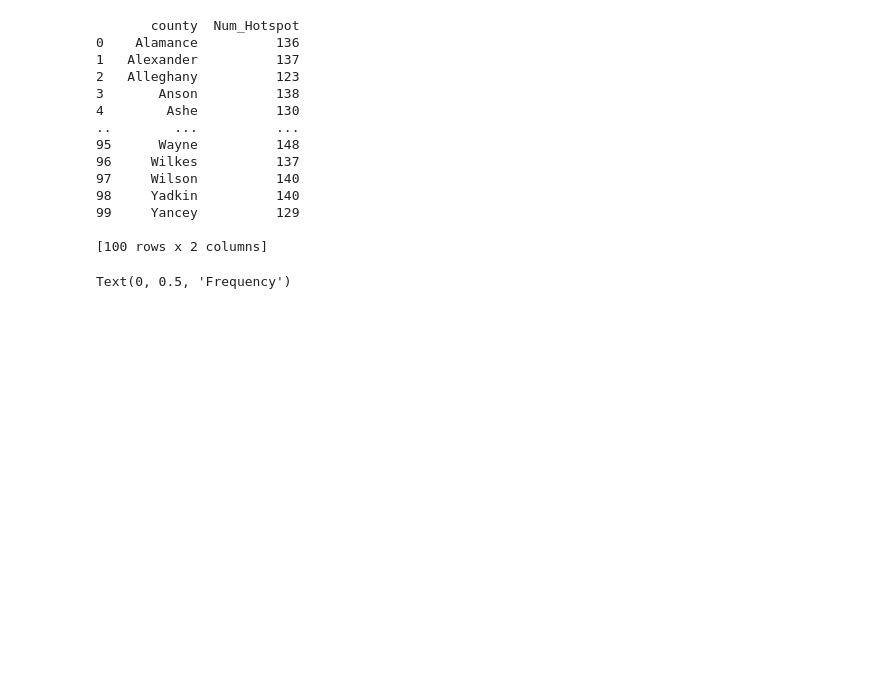
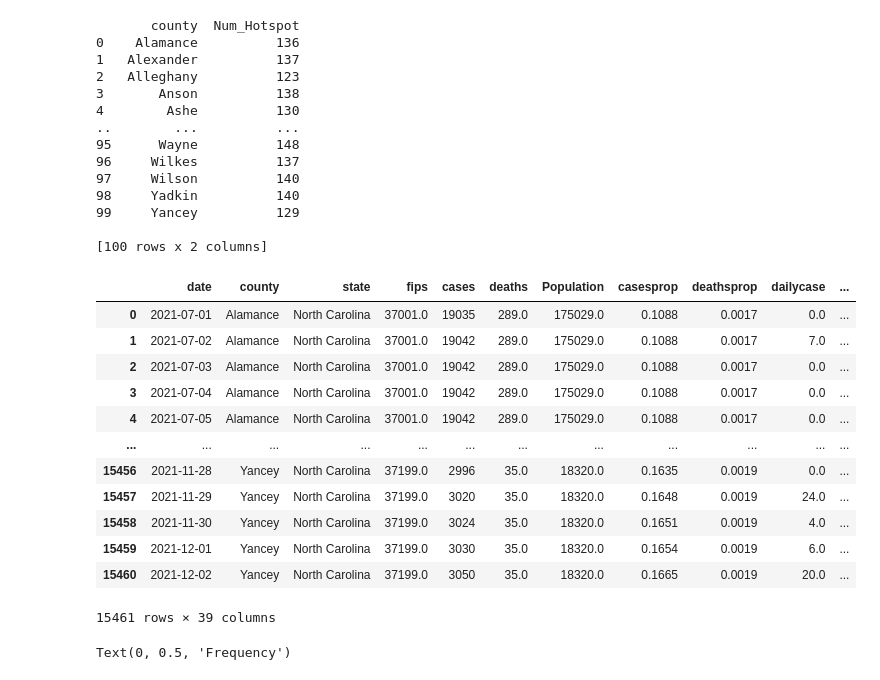
Before and after one commit to ecthompsoncodes/FDS-Epi-Project, a Jupyter notebook: Data for Analysis.ipynb, the cells around one changed output. Cells and saved outputs as stored; diff of their text form; code cells hidden in the pictures; blank space fills up the shorter version.

```diff
--- a/Data for Analysis.ipynb
+++ b/Data for Analysis.ipynb
@@ -45,6 +222,27 @@ print(data_grouped)
 99     Yancey          129
 
 [100 rows x 2 columns]
+# %%
+# Date range
+start_date = '2021-07-01'
+end_date = '2021-12-02'
+
+data = data[(data['date'] >= start_date) & (data['date'] <= end_date)]
+data
+# %% [output]
+|  | date | county | state | fips | cases | deaths | Population | casesprop | deathsprop | dailycase | ... |
+| 0 | 2021-07-01 | Alamance | North Carolina | 37001.0 | 19035 | 289.0 | 175029.0 | 0.1088 | 0.0017 | 0.0 | ... |
+| 1 | 2021-07-02 | Alamance | North Carolina | 37001.0 | 19042 | 289.0 | 175029.0 | 0.1088 | 0.0017 | 7.0 | ... |
+| 2 | 2021-07-03 | Alamance | North Carolina | 37001.0 | 19042 | 289.0 | 175029.0 | 0.1088 | 0.0017 | 0.0 | ... |
+| 3 | 2021-07-04 | Alamance | North Carolina | 37001.0 | 19042 | 289.0 | 175029.0 | 0.1088 | 0.0017 | 0.0 | ... |
+| 4 | 2021-07-05 | Alamance | North Carolina | 37001.0 | 19042 | 289.0 | 175029.0 | 0.1088 | 0.0017 | 0.0 | ... |
+| ... | ... | ... | ... | ... | ... | ... | ... | ... | ... | ... | ... |
+| 15456 | 2021-11-28 | Yancey | North Carolina | 37199.0 | 2996 | 35.0 | 18320.0 | 0.1635 | 0.0019 | 0.0 | ... |
+| 15457 | 2021-11-29 | Yancey | North Carolina | 37199.0 | 3020 | 35.0 | 18320.0 | 0.1648 | 0.0019 | 24.0 | ... |
+| 15458 | 2021-11-30 | Yancey | North Carolina | 37199.0 | 3024 | 35.0 | 18320.0 | 0.1651 | 0.0019 | 4.0 | ... |
+| 15459 | 2021-12-01 | Yancey | North Carolina | 37199.0 | 3030 | 35.0 | 18320.0 | 0.1654 | 0.0019 | 6.0 | ... |
+| 15460 | 2021-12-02 | Yancey | North Carolina | 37199.0 | 3050 | 35.0 | 18320.0 | 0.1665 | 0.0019 | 20.0 | ... |
+15461 rows × 39 columns
 # %%
 plt.figure(figsize=(10, 6))  # Set the figure size (optional)
 plt.hist(data_grouped['Num_Hotspot'], bins=15, color='blue', edgecolor='black')  # Plot histogram
```
Also changed, not shown: parts of 6 cells of this notebook, 2 other files.
